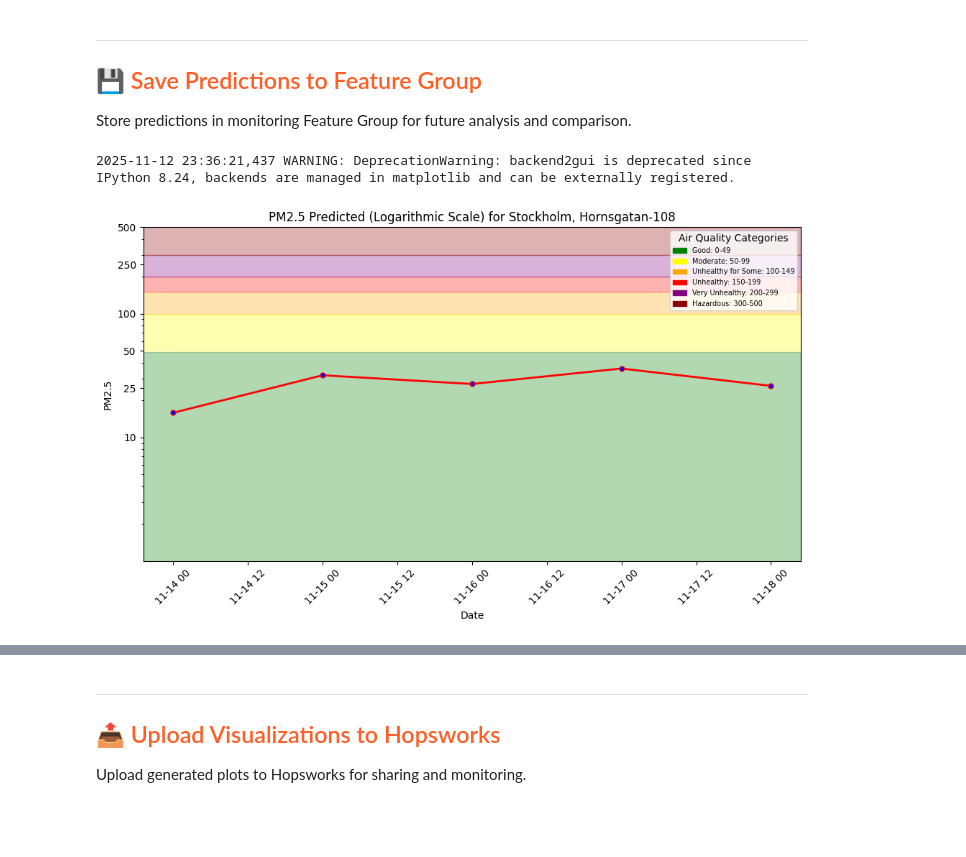
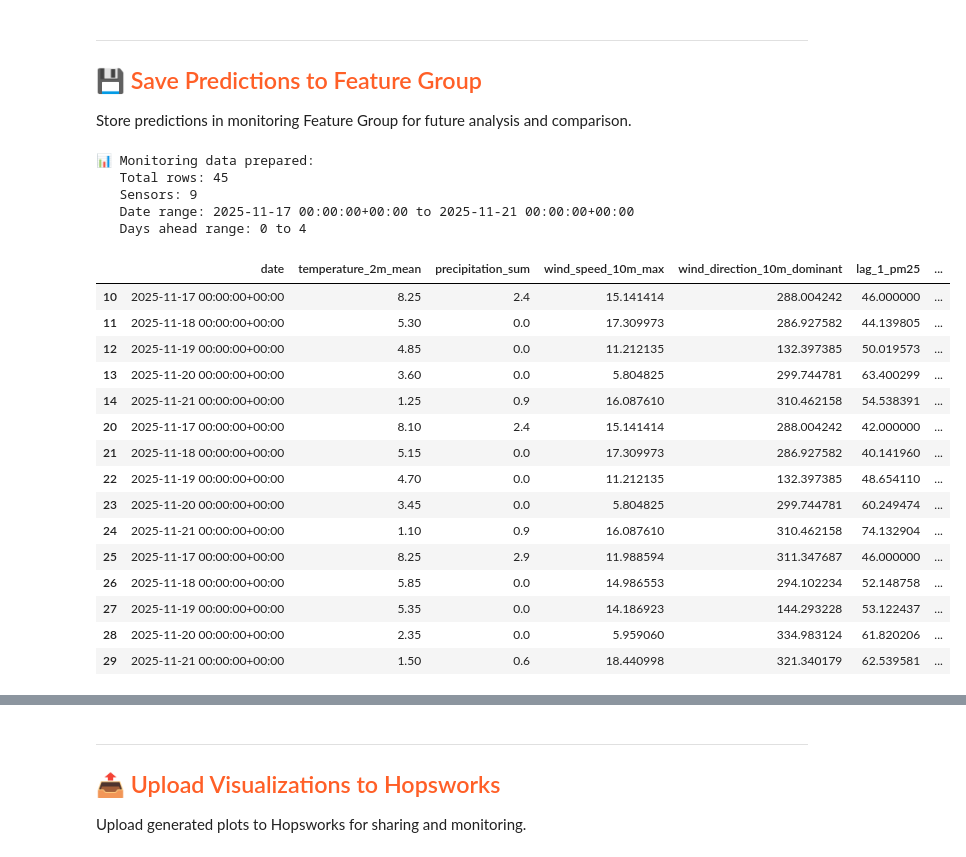
Before and after one commit to Jiananliu12138/Air_Quality_Prediction, a Jupyter notebook: notebooks/airquality/4_vienna_multi_sensor_inference.ipynb, the cells around one changed output, grey strips where cells are left out. Drawn from its saved outputs; the diff is of its cells as text; code cells hidden in the pictures; blank space fills up the shorter version.

```diff
--- a/notebooks/airquality/4_vienna_multi_sensor_inference.ipynb
+++ b/notebooks/airquality/4_vienna_multi_sensor_inference.ipynb
@@ -585,23 +685,46 @@ Store predictions in monitoring Feature Group for future analysis and comparison
 # %%
 # Prepare data for Feature Group
 # Add metadata columns required for monitoring
 monitoring_df = predictions_df.copy()
 
-# Add days_before_forecast_day (all are 0 as these are fresh predictions made today)
-monitoring_df['days_before_forecast_day'] = 0
+# Calculate days_before_forecast_day based on the difference between prediction date and today
+# Example: if today is 11/16 and predicting 11/17, then days_before_forecast_day = 1
+# Convert today to timezone-aware to match the date column (which comes from Hopsworks with UTC timezone)
+today_aware = pd.Timestamp(today).tz_localize('UTC')
+monitoring_df['days_before_forecast_day'] = (monitoring_df['date'] - today_aware).dt.days
 
 # Sort by street and date
 monitoring_df = monitoring_df.sort_values(['street', 'date'])
 
 print(f"📊 Monitoring data prepared:")
 print(f"   Total rows: {len(monitoring_df)}")
 print(f"   Sensors: {monitoring_df['street'].nunique()}")
 print(f"   Date range: {monitoring_df['date'].min()} to {monitoring_df['date'].max()}")
+print(f"   Days ahead range: {monitoring_df['days_before_forecast_day'].min()} to {monitoring_df['days_before_forecast_day'].max()}")
 
 monitoring_df.head(15)
 # %% [output]
-2025-11-12 23:36:21,437 WARNING: DeprecationWarning: backend2gui is deprecated since IPython 8.24, backends are managed in matplotlib and can be externally registered.
+📊 Monitoring data prepared:
+   Total rows: 45
+   Sensors: 9
+   Date range: 2025-11-17 00:00:00+00:00 to 2025-11-21 00:00:00+00:00
+   Days ahead range: 0 to 4
-[figure, removed]
+|  | date | temperature_2m_mean | precipitation_sum | wind_speed_10m_max | wind_direction_10m_dominant | lag_1_pm25 | ... |
+| 10 | 2025-11-17 00:00:00+00:00 | 8.25 | 2.4 | 15.141414 | 288.004242 | 46.000000 | ... |
+| 11 | 2025-11-18 00:00:00+00:00 | 5.30 | 0.0 | 17.309973 | 286.927582 | 44.139805 | ... |
+| 12 | 2025-11-19 00:00:00+00:00 | 4.85 | 0.0 | 11.212135 | 132.397385 | 50.019573 | ... |
+| 13 | 2025-11-20 00:00:00+00:00 | 3.60 | 0.0 | 5.804825 | 299.744781 | 63.400299 | ... |
+| 14 | 2025-11-21 00:00:00+00:00 | 1.25 | 0.9 | 16.087610 | 310.462158 | 54.538391 | ... |
+| 20 | 2025-11-17 00:00:00+00:00 | 8.10 | 2.4 | 15.141414 | 288.004242 | 42.000000 | ... |
+| 21 | 2025-11-18 00:00:00+00:00 | 5.15 | 0.0 | 17.309973 | 286.927582 | 40.141960 | ... |
+| 22 | 2025-11-19 00:00:00+00:00 | 4.70 | 0.0 | 11.212135 | 132.397385 | 48.654110 | ... |
+| 23 | 2025-11-20 00:00:00+00:00 | 3.45 | 0.0 | 5.804825 | 299.744781 | 60.249474 | ... |
+| 24 | 2025-11-21 00:00:00+00:00 | 1.10 | 0.9 | 16.087610 | 310.462158 | 74.132904 | ... |
+| 25 | 2025-11-17 00:00:00+00:00 | 8.25 | 2.9 | 11.988594 | 311.347687 | 46.000000 | ... |
+| 26 | 2025-11-18 00:00:00+00:00 | 5.85 | 0.0 | 14.986553 | 294.102234 | 52.148758 | ... |
+| 27 | 2025-11-19 00:00:00+00:00 | 5.35 | 0.0 | 14.186923 | 144.293228 | 53.122437 | ... |
+| 28 | 2025-11-20 00:00:00+00:00 | 2.35 | 0.0 | 5.959060 | 334.983124 | 61.820206 | ... |
+| 29 | 2025-11-21 00:00:00+00:00 | 1.50 | 0.6 | 18.440998 | 321.340179 | 62.539581 | ... |
 # %%
 # Get or create Vienna-specific monitoring feature group
 print("\n💾 Creating/retrieving monitoring Feature Group...")
```
Also changed, not shown: parts of 16 cells of this notebook, 40 other files.
